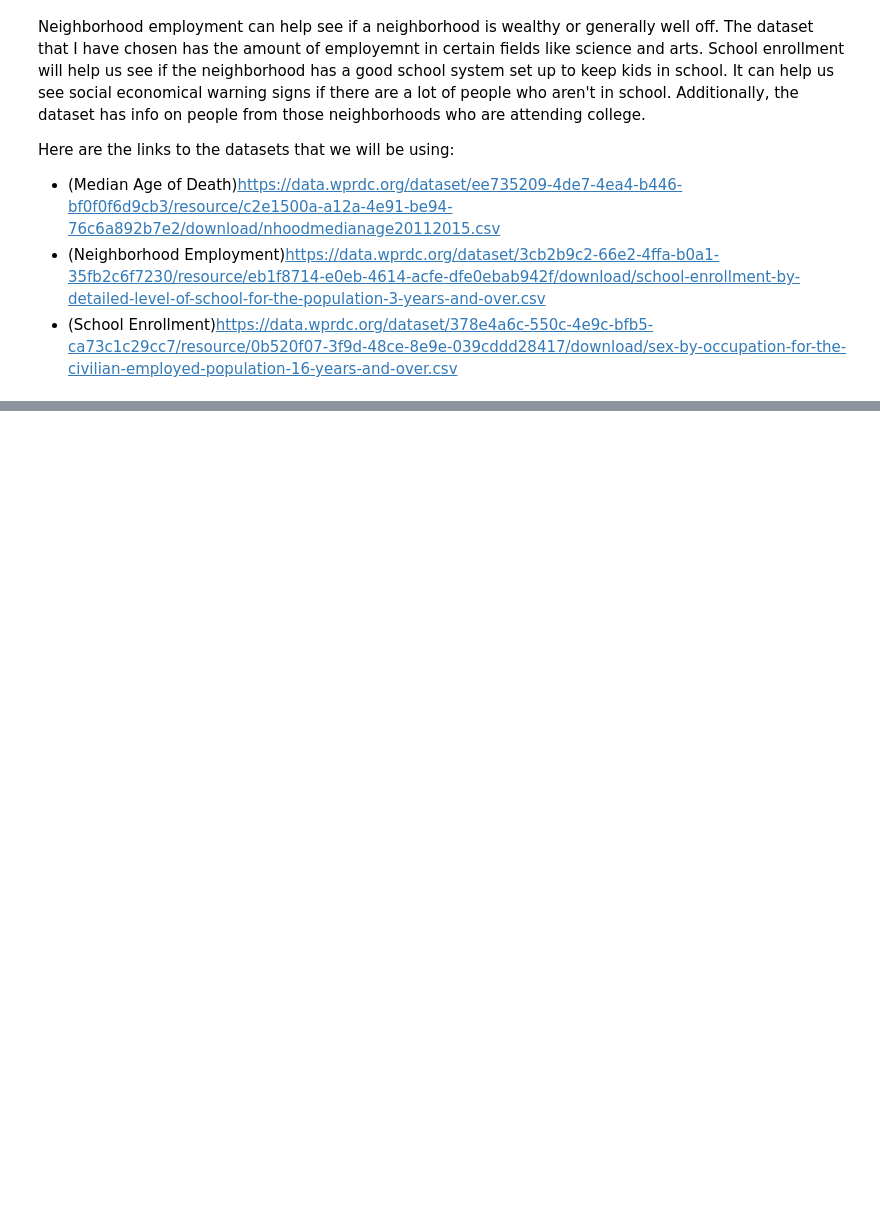
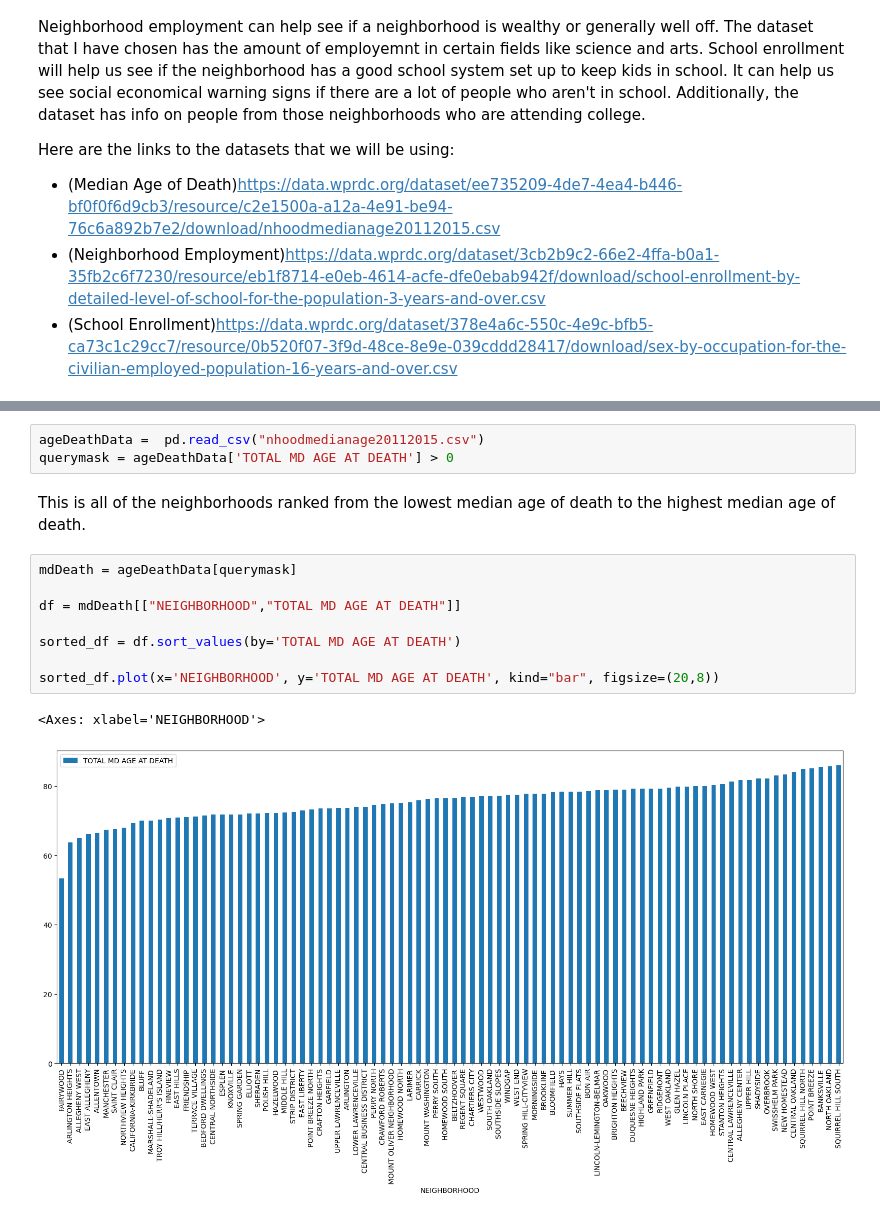
Before and after one commit to DrBobbyBob/CMPINF0010_Final_Project, a Jupyter notebook: finalProject_pres.ipynb, the cells around one changed output, grey strips where cells are left out. Drawn from its saved outputs; the diff is of its cells as text; blank space fills up the shorter version.

```diff
--- a/finalProject_pres.ipynb
+++ b/finalProject_pres.ipynb
@@ -48,0 +75,16 @@ Due to some of the data being unecessary and confusing, I trimmed down the data
+# %%
+ageDeathData =  pd.read_csv("nhoodmedianage20112015.csv")
+querymask = ageDeathData['TOTAL MD AGE AT DEATH'] > 0
+# %% [markdown]
+This is all of the neighborhoods ranked from the lowest median age of death to the highest median age of death.
+# %%
+mdDeath = ageDeathData[querymask]
+
+df = mdDeath[["NEIGHBORHOOD","TOTAL MD AGE AT DEATH"]]
+
+sorted_df = df.sort_values(by='TOTAL MD AGE AT DEATH')
+
+sorted_df.plot(x='NEIGHBORHOOD', y='TOTAL MD AGE AT DEATH', kind="bar", figsize=(20,8))
+# %% [output]
+<Axes: xlabel='NEIGHBORHOOD'>
+[figure, added]
```
Also changed, not shown: parts of 32 cells of this notebook.
